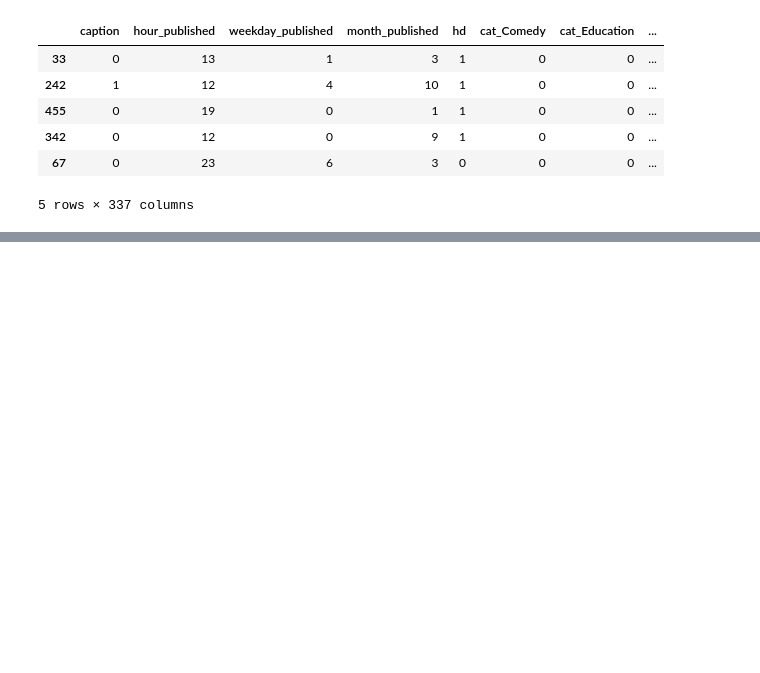
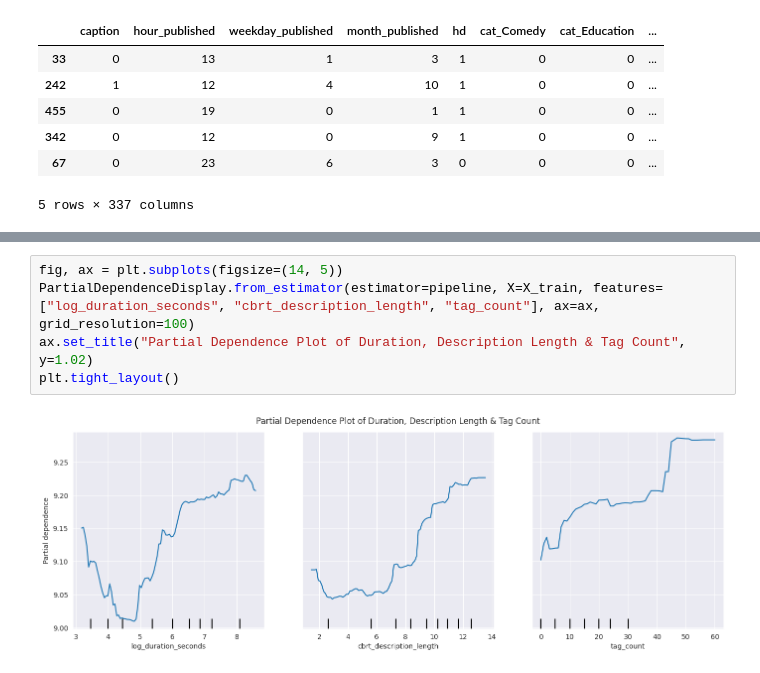
Before and after one commit to gh4rris/vegan_youtube, a Jupyter notebook: 04_modeling_dt_rf.ipynb, the cells around one changed output, grey strips where cells are left out. Saved outputs shown, nothing was run; the diff lists cells and outputs as text; blank space fills up the shorter version.

```diff
--- a/04_modeling_dt_rf.ipynb
+++ b/04_modeling_dt_rf.ipynb
@@ -162,0 +176,7 @@ plt.savefig("images/random_forest_top_10_feature_importance.png", dpi=300)
+# %%
+fig, ax = plt.subplots(figsize=(14, 5))
+PartialDependenceDisplay.from_estimator(estimator=pipeline, X=X_train, features=["log_duration_seconds", "cbrt_description_length", "tag_count"], ax=ax, grid_resolution=100)
+ax.set_title("Partial Dependence Plot of Duration, Description Length & Tag Count", y=1.02)
+plt.tight_layout()
+# %% [output]
+[figure, added]
```
Also changed, not shown: parts of 11 cells of this notebook, 1 other file.
